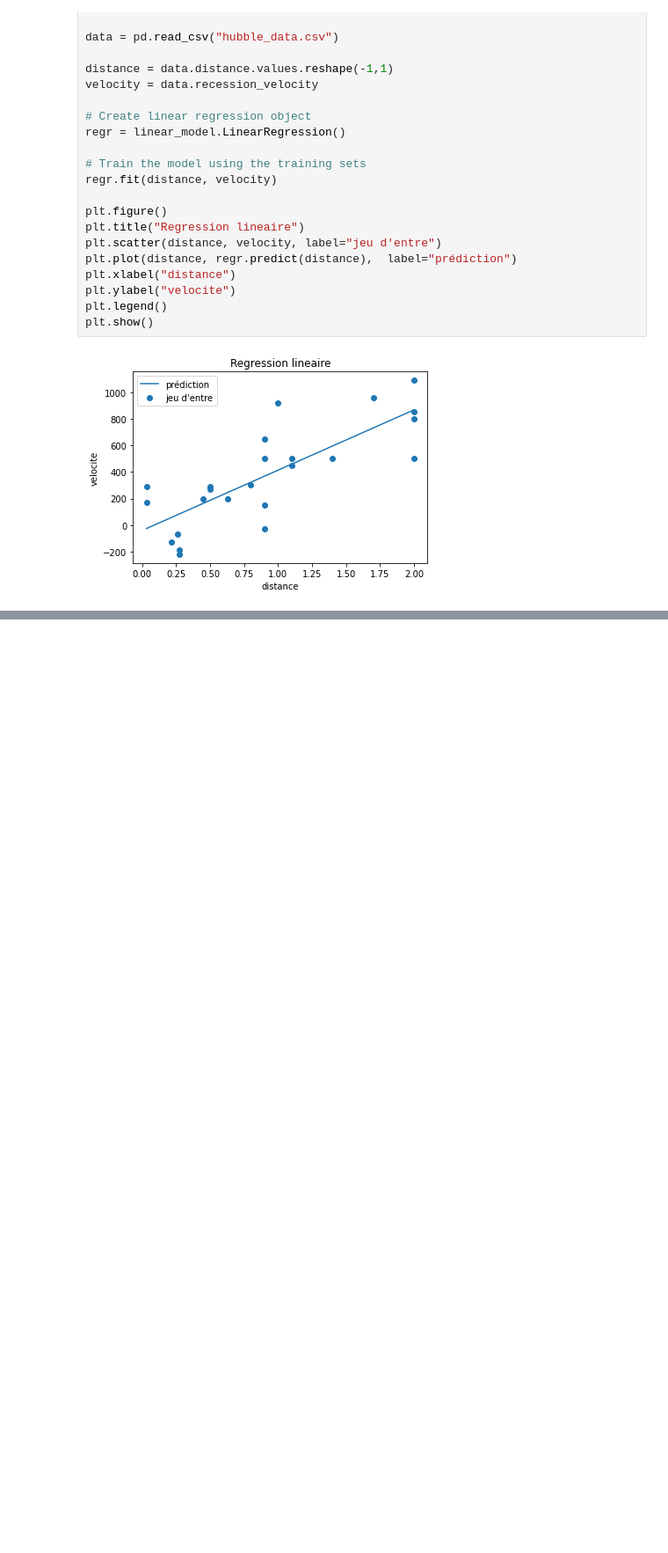
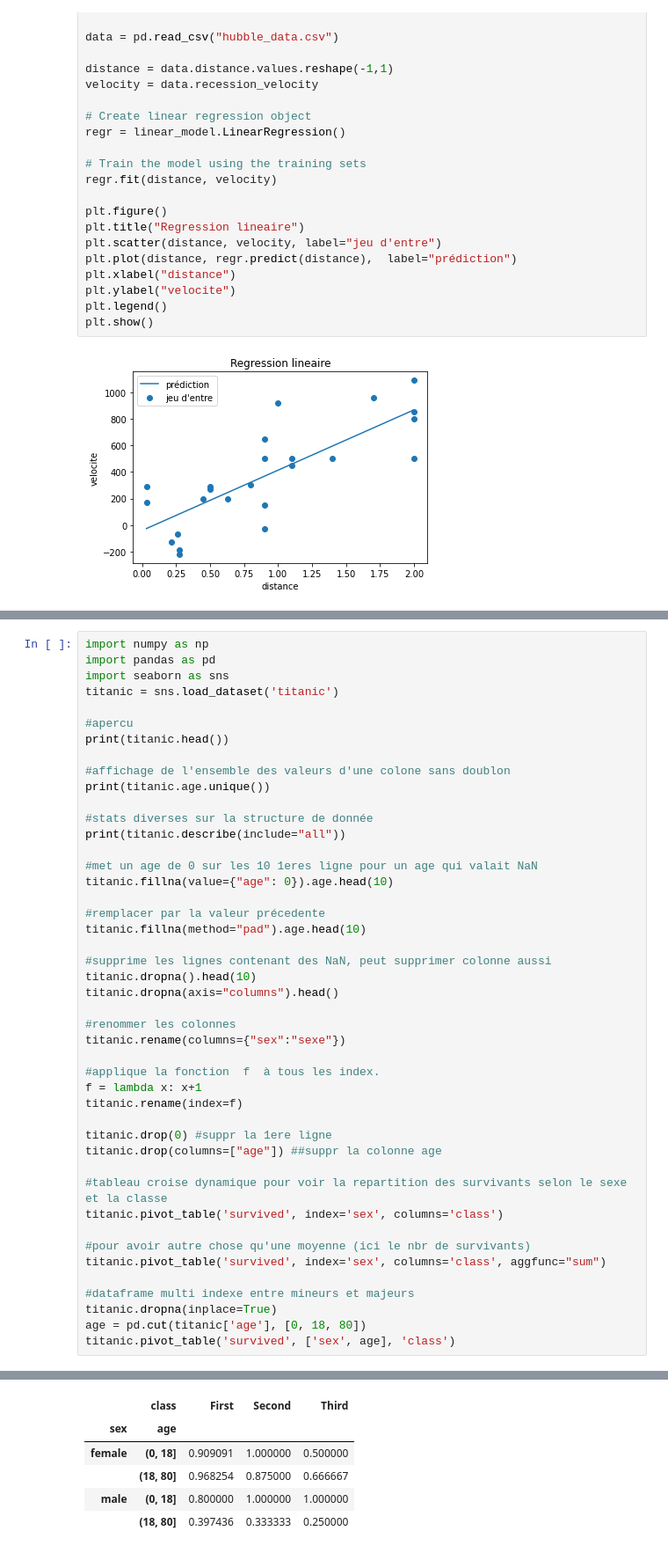
Before and after one commit to cellierThomas/python_formation, a Jupyter notebook: dataScience/lib_dataScience.ipynb, the cells around one changed output, grey strips where cells are left out. Shown at 88% size. Saved outputs shown, nothing was run; the diff lists cells and outputs as text; blank space fills up the shorter version.

Commit message:
fin du module
fdernier tp et notes avec fichier de données

```diff
--- a/dataScience/lib_dataScience.ipynb
+++ b/dataScience/lib_dataScience.ipynb
@@ -710,0 +817,46 @@ plt.show()
+# %%
+import numpy as np
+import pandas as pd
+import seaborn as sns
+titanic = sns.load_dataset('titanic')
+
+#apercu
+print(titanic.head())
+
+#affichage de l'ensemble des valeurs d'une colone sans doublon
+print(titanic.age.unique())
+
+#stats diverses sur la structure de donnée
+print(titanic.describe(include="all"))
+
+#met un age de 0 sur les 10 1eres ligne pour un age qui valait NaN
+titanic.fillna(value={"age": 0}).age.head(10)
+
+#remplacer par la valeur précedente
+titanic.fillna(method="pad").age.head(10)
+
+#supprime les lignes contenant des NaN, peut supprimer colonne aussi
+titanic.dropna().head(10)
+titanic.dropna(axis="columns").head()
+
+#renommer les colonnes
+titanic.rename(columns={"sex":"sexe"})
+
+#applique la fonction  f  à tous les index.
+f = lambda x: x+1
+titanic.rename(index=f)
+
+titanic.drop(0) #suppr la 1ere ligne
+titanic.drop(columns=["age"]) ##suppr la colonne age
+
+#tableau croise dynamique pour voir la repartition des survivants selon le sexe et la classe
+titanic.pivot_table('survived', index='sex', columns='class')
+
+#pour avoir autre chose qu'une moyenne (ici le nbr de survivants)
+titanic.pivot_table('survived', index='sex', columns='class', aggfunc="sum")
+
+#dataframe multi indexe entre mineurs et majeurs
+titanic.dropna(inplace=True)
+age = pd.cut(titanic['age'], [0, 18, 80])
+titanic.pivot_table('survived', ['sex', age], 'class')
+# %% [output]
@@ -710,0 +880,6 @@ plt.show()
+|  | class | First | Second | Third |
+| sex | age |  |  |  |
+| female | (0, 18] | 0.909091 | 1.000000 | 0.500000 |
+|  | (18, 80] | 0.968254 | 0.875000 | 0.666667 |
+| male | (0, 18] | 0.800000 | 1.000000 | 1.000000 |
+|  | (18, 80] | 0.397436 | 0.333333 | 0.250000 |
```
Also changed, not shown: parts of 8 cells of this notebook, 1 other file.
